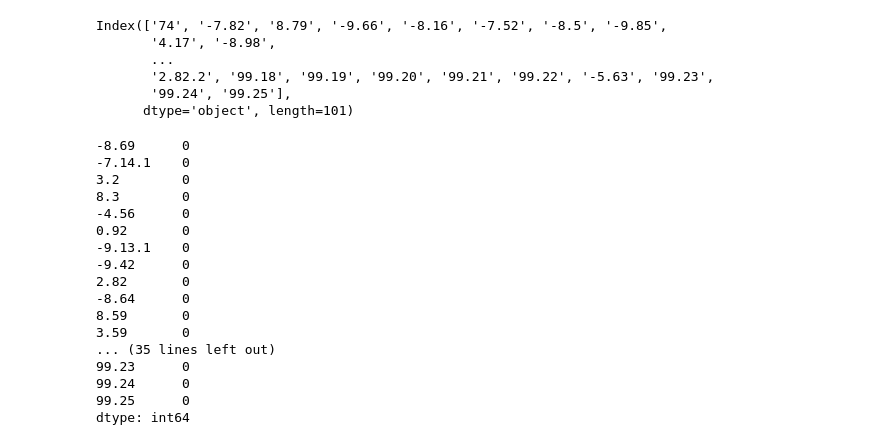
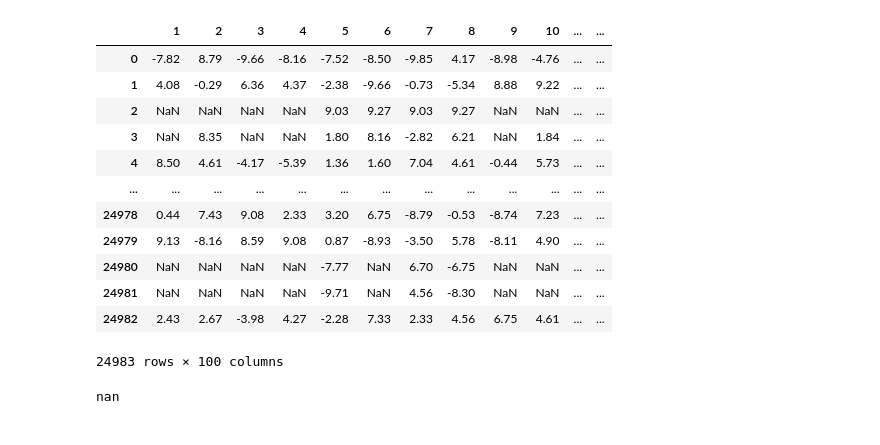
Before and after one commit to AliRizvi14/CE888, a Jupyter notebook: lab6/recommended_system.ipynb, the cells around one changed output. Cells and saved outputs as stored; diff of their text form; code cells hidden in the pictures.

```diff
--- a/lab6/recommended_system.ipynb
+++ b/lab6/recommended_system.ipynb
@@ -23,29 +30,24 @@ df
 # %%
-df.columns
+df
 # %% [output]
+|  | 1 | 2 | 3 | 4 | 5 | 6 | 7 | 8 | 9 | 10 | ... | ... |
+| 0 | -7.82 | 8.79 | -9.66 | -8.16 | -7.52 | -8.50 | -9.85 | 4.17 | -8.98 | -4.76 | ... | ... |
+| 1 | 4.08 | -0.29 | 6.36 | 4.37 | -2.38 | -9.66 | -0.73 | -5.34 | 8.88 | 9.22 | ... | ... |
+| 2 | NaN | NaN | NaN | NaN | 9.03 | 9.27 | 9.03 | 9.27 | NaN | NaN | ... | ... |
+| 3 | NaN | 8.35 | NaN | NaN | 1.80 | 8.16 | -2.82 | 6.21 | NaN | 1.84 | ... | ... |
+| 4 | 8.50 | 4.61 | -4.17 | -5.39 | 1.36 | 1.60 | 7.04 | 4.61 | -0.44 | 5.73 | ... | ... |
+| ... | ... | ... | ... | ... | ... | ... | ... | ... | ... | ... | ... | ... |
+| 24978 | 0.44 | 7.43 | 9.08 | 2.33 | 3.20 | 6.75 | -8.79 | -0.53 | -8.74 | 7.23 | ... | ... |
+| 24979 | 9.13 | -8.16 | 8.59 | 9.08 | 0.87 | -8.93 | -3.50 | 5.78 | -8.11 | 4.90 | ... | ... |
+| 24980 | NaN | NaN | NaN | NaN | -7.77 | NaN | 6.70 | -6.75 | NaN | NaN | ... | ... |
+| 24981 | NaN | NaN | NaN | NaN | -9.71 | NaN | 4.56 | -8.30 | NaN | NaN | ... | ... |
+| 24982 | 2.43 | 2.67 | -3.98 | 4.27 | -2.28 | 7.33 | 2.33 | 4.56 | 6.75 | 4.61 | ... | ... |
-Index(['74', '-7.82', '8.79', '-9.66', '-8.16', '-7.52', '-8.5', '-9.85',
-       '4.17', '-8.98',
-       ...
-       '2.82.2', '99.18', '99.19', '99.20', '99.21', '99.22', '-5.63', '99.23',
-       '99.24', '99.25'],
-      dtype='object', length=101)
+24983 rows × 100 columns
-# %%
-df.isna().sum().tail(50)
-# %% [output]
--8.69      0
--7.14.1    0
-3.2        0
-8.3        0
--4.56      0
-0.92       0
--9.13.1    0
--9.42      0
-2.82       0
--8.64      0
-8.59       0
-3.59       0
-... (35 lines left out)
-99.23      0
-99.24      0
-99.25      0
-dtype: int64
+# %%
+m=df.iloc[0,:].values
+l=len(m)
+s=m.sum()
+avg=s/l
+avg
+# %% [output]
+nan
```
Also changed, not shown: parts of 42 cells of this notebook.
